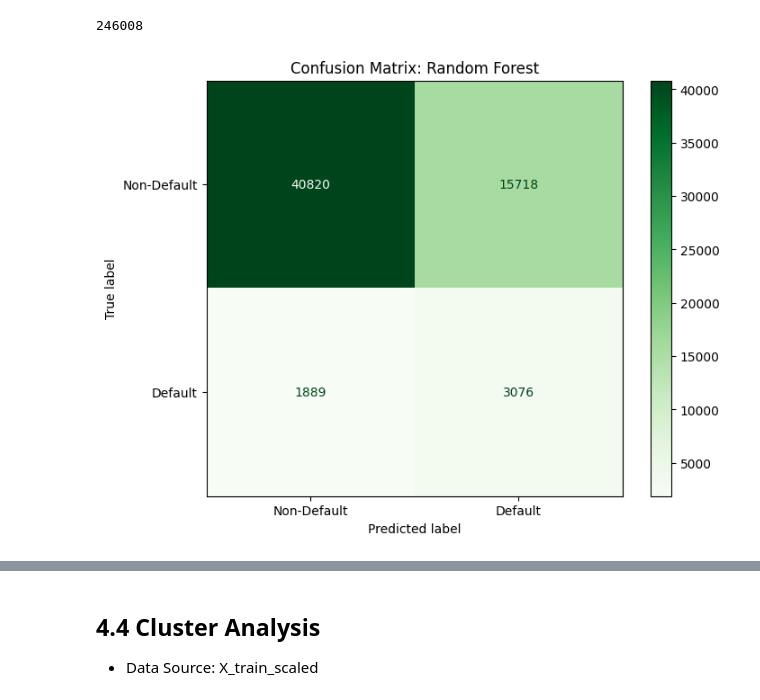
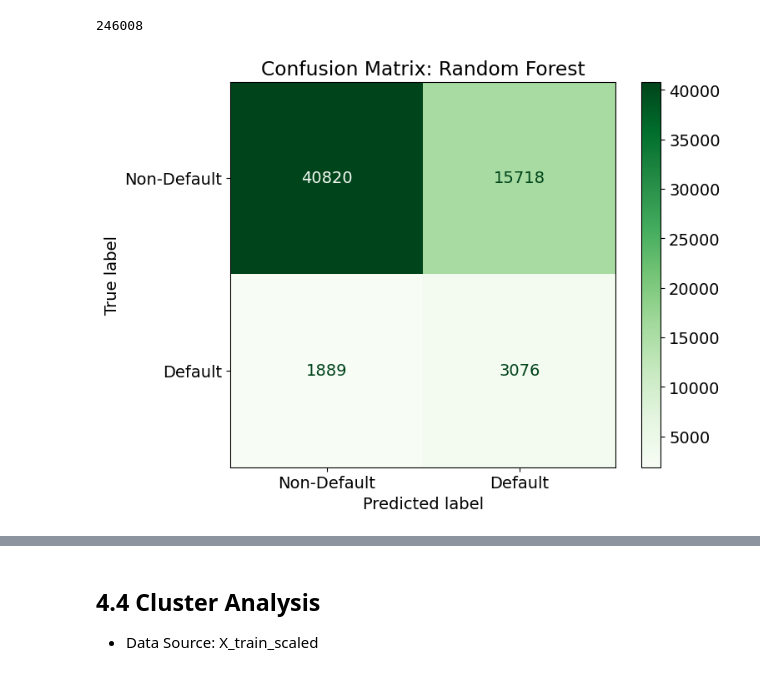
Before and after one commit to wzls3170/creditcard-analysis, a Jupyter notebook: notebook/Home Credit Default Risk.ipynb, the cells around one changed output, grey strips where cells are left out. Drawn from its saved outputs; the diff is of its cells as text; code cells hidden in the pictures.

```diff
--- a/notebook/Home Credit Default Risk.ipynb
+++ b/notebook/Home Credit Default Risk.ipynb
@@ -381,0 +377,25 @@ sc.woebin_plot(bins['EXT_SOURCE_1'])
+# %%
+plt.rcParams['figure.figsize'] = (16, 9)
+plt.rcParams['font.size'] = 14
+
+fig = sc.woebin_plot(bins['EXT_SOURCE_1'])
+
+# 修复x轴标签显示
+for key, p in fig.items():
+    for ax in p.get_figure().get_axes():
+        labels = []
+        for item in ax.get_xticklabels():
+            text = item.get_text()
+            # 把超长小数替换成两位小数
+            import re
+            def round_num(m):
+                try:
+                    return f'{float(m.group()):.2f}'
+                except:
+                    return m.group()
+            text = re.sub(r'\d+\.\d{4,}', round_num, text)
+            labels.append(text)
+        ax.set_xticklabels(labels, rotation=45, ha='right')
+
+plt.tight_layout()
+plt.show()
@@ -721,19 +747,22 @@ len(X_train_final)
 # %%
 # 5. Plot Confusion Matrix
 fig, ax = plt.subplots(figsize=(8, 6))
 ConfusionMatrixDisplay.from_estimator(
     rf_model,
     X_test_final,
     y_test,
     display_labels=['Non-Default', 'Default'],
     cmap='Greens',
     values_format='d',
     ax=ax
 )
+ax.tick_params(labelsize=14)
+ax.xaxis.label.set_size(14)
+ax.yaxis.label.set_size(14)
 plt.title(f"Confusion Matrix: Random Forest")
 plt.show()
 # %% [output]
-[figure, old version]
+[figure, new version]
 # %%
 import pandas as pd
 import matplotlib.pyplot as plt
```
Also changed, not shown: parts of 19 cells of this notebook.
